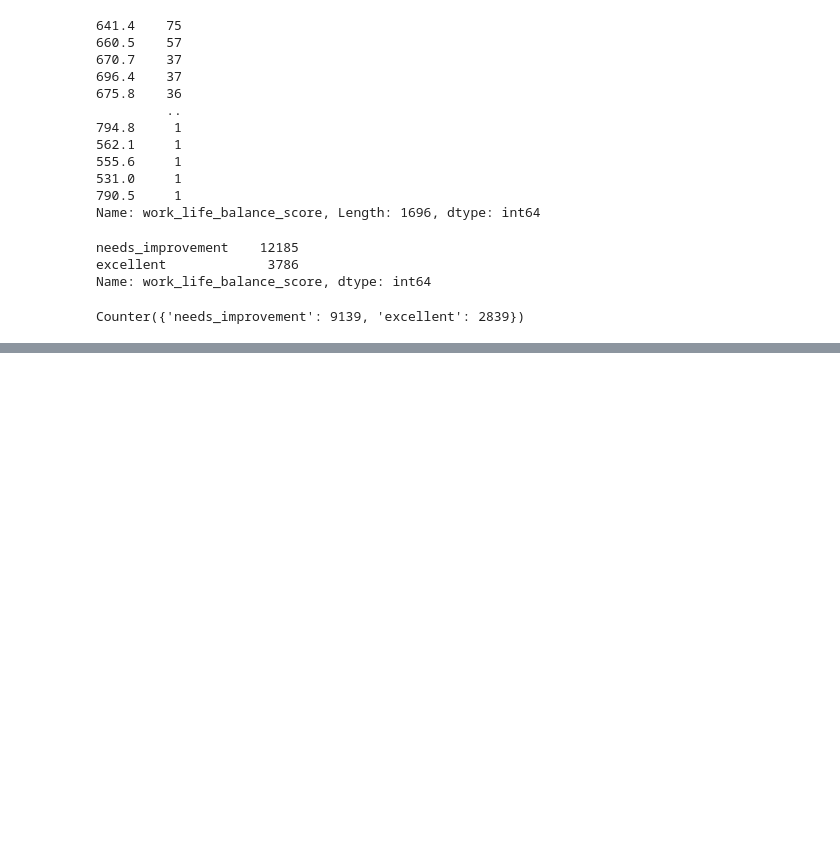
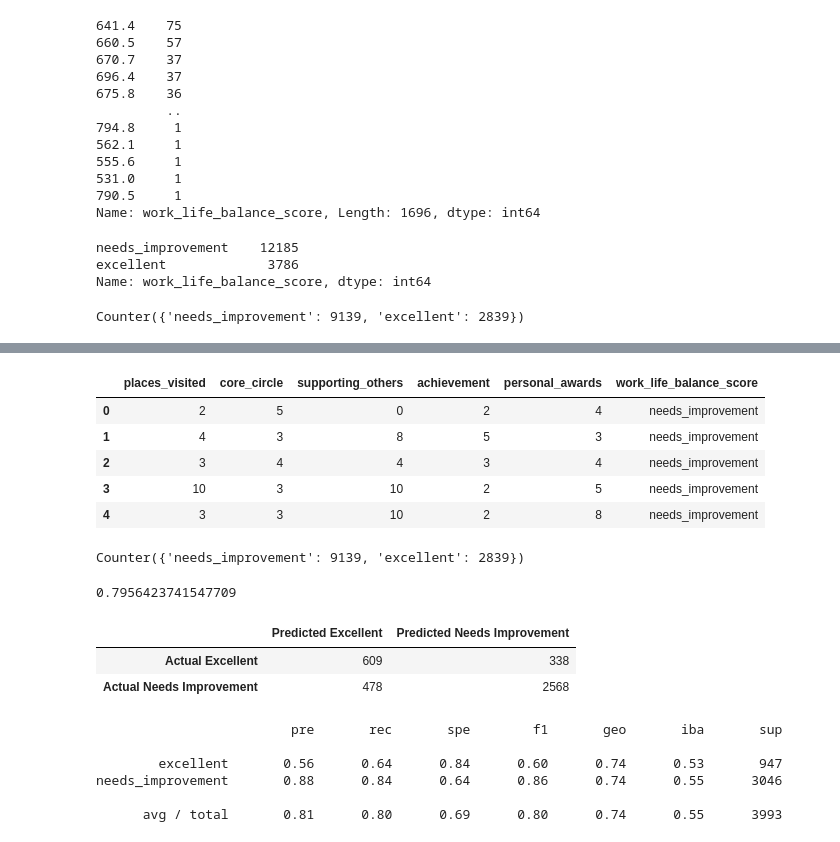
Before and after one commit to crystdang/DABC-final-g5, a Jupyter notebook: Output_decisionTree.ipynb, the cells around one changed output, grey strips where cells are left out. Drawn from its saved outputs; the diff is of its cells as text; code cells hidden in the pictures; blank space fills up the shorter version.

```diff
--- a/Output_decisionTree.ipynb
+++ b/Output_decisionTree.ipynb
@@ -197,0 +198,22 @@ needs_improvement       0.92      0.90      0.74      0.91      0.82      0.68
+# %%
+# Rerunning Model with features noted as 'important' from RandomForestClassifier
+feature_drop_df = reduced_df.drop(['todo_completed', 'time_for_passion', 'live_vision', 'daily_steps','fruits_veggies','weekly_meditation','donation','daily_stress','flow','lost_vacation','social_network','daily_shouting','sufficient_income','sleep_hours'], axis=1)
+feature_drop_df.head()
+# %% [output]
+|  | places_visited | core_circle | supporting_others | achievement | personal_awards | work_life_balance_score |
+| 0 | 2 | 5 | 0 | 2 | 4 | needs_improvement |
+| 1 | 4 | 3 | 8 | 5 | 3 | needs_improvement |
+| 2 | 3 | 4 | 4 | 3 | 4 | needs_improvement |
+| 3 | 10 | 3 | 10 | 2 | 5 | needs_improvement |
+| 4 | 3 | 3 | 10 | 2 | 8 | needs_improvement |
+# %%
+# Split our preprocessed data into our features and target arrays
+y = feature_drop_df["work_life_balance_score"].values
+X = feature_drop_df.drop(["work_life_balance_score"], axis=1)
+# .values returns a numpy array, not a Pandas dataframe. An array does not have a columns attribute
+
+# Split the preprocessed data into a training and testing dataset
+X_train, X_test, y_train, y_test = train_test_split(X, y, random_state=78, stratify=y)
+Counter(y_train)
+# %% [output]
+Counter({'needs_improvement': 9139, 'excellent': 2839})
@@ -197,0 +233,26 @@ needs_improvement       0.92      0.90      0.74      0.91      0.82      0.68
+# %%
+# Calculated the balanced accuracy score
+pred = model.predict(X_test_scaled)
+accuracy_score(y_test, pred)
+# %% [output]
+0.7956423741547709
+# %%
+# Display the confusion matrix
+cm = confusion_matrix(y_test, pred)
+cm_df = pd.DataFrame(
+    cm, index=["Actual Excellent", "Actual Needs Improvement"], columns=["Predicted Excellent", "Predicted Needs Improvement"])
+cm_df
+# %% [output]
+|  | Predicted Excellent | Predicted Needs Improvement |
+| Actual Excellent | 609 | 338 |
+| Actual Needs Improvement | 478 | 2568 |
+# %%
+# Print the imbalanced classification report
+print(classification_report_imbalanced(y_test, pred))
+# %% [output]
+                         pre       rec       spe        f1       geo       iba       sup
+
+        excellent       0.56      0.64      0.84      0.60      0.74      0.53       947
+needs_improvement       0.88      0.84      0.64      0.86      0.74      0.55      3046
+
+      avg / total       0.81      0.80      0.69      0.80      0.74      0.55      3993
```
Also changed, not shown: parts of 7 cells of this notebook.
